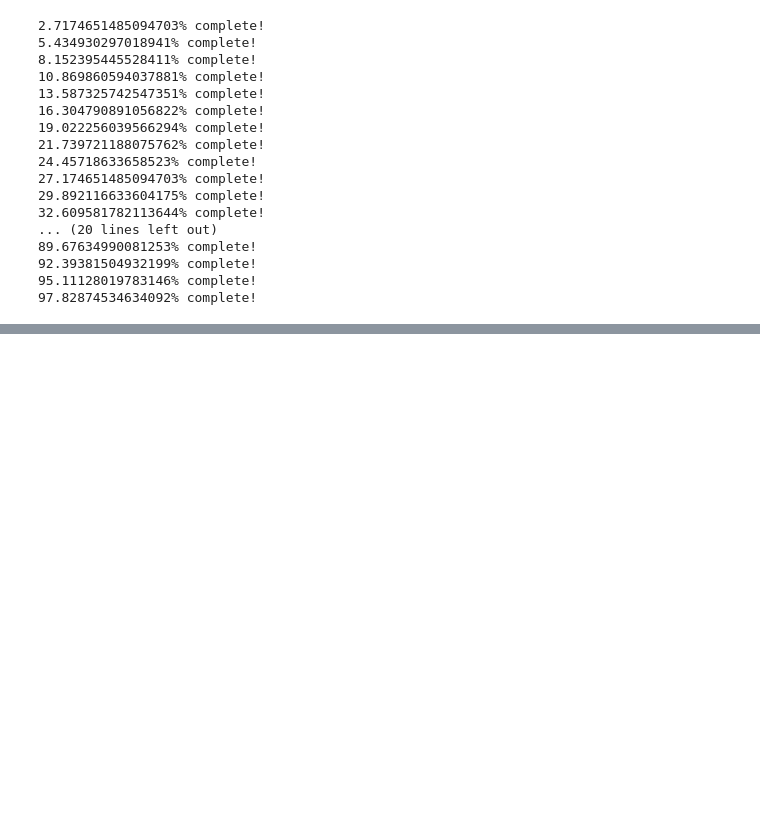
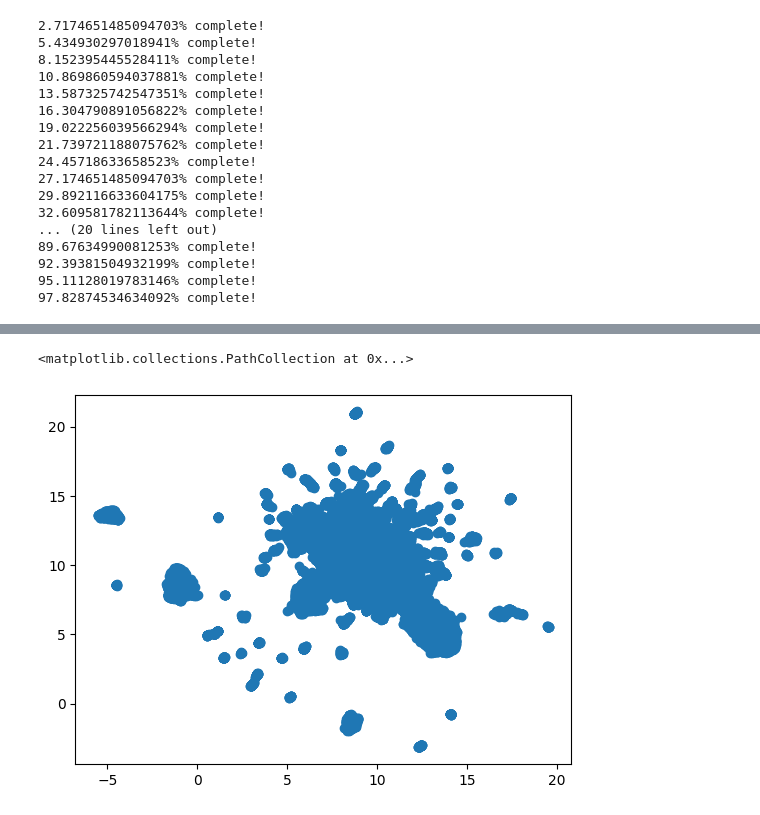
Before and after one commit to ninasachdev/QCB557_project, a Jupyter notebook: make_dict.ipynb, the cells around one changed output, grey strips where cells are left out. Saved outputs shown, nothing was run; the diff lists cells and outputs as text; code cells hidden in the pictures; blank space fills up the shorter version.

```diff
--- a/make_dict.ipynb
+++ b/make_dict.ipynb
@@ -204,0 +307,7 @@ First key content:
+# %%
+#run UMAP on attention embeddings (no PCA??)
+import umap
+
+reducer = umap.UMAP()
+scaled_data = StandardScaler().fit_transform(attention_weights_df)
+embedding = reducer.fit_transform(scaled_data)
@@ -204,0 +322,8 @@ First key content:
+# %%
+plt.scatter(
+    embedding[:,0],
+    embedding[:,1]
+)
+# %% [output]
+<matplotlib.collections.PathCollection at 0x...>
+[figure, added]
```
Also changed, not shown: parts of 12 cells of this notebook.
